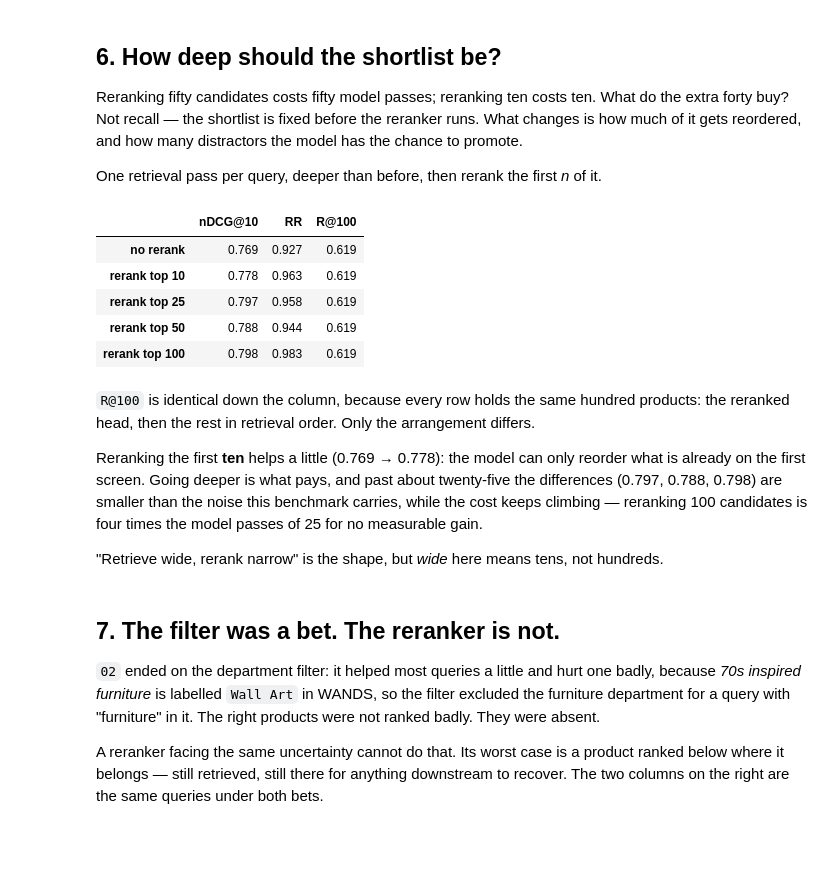
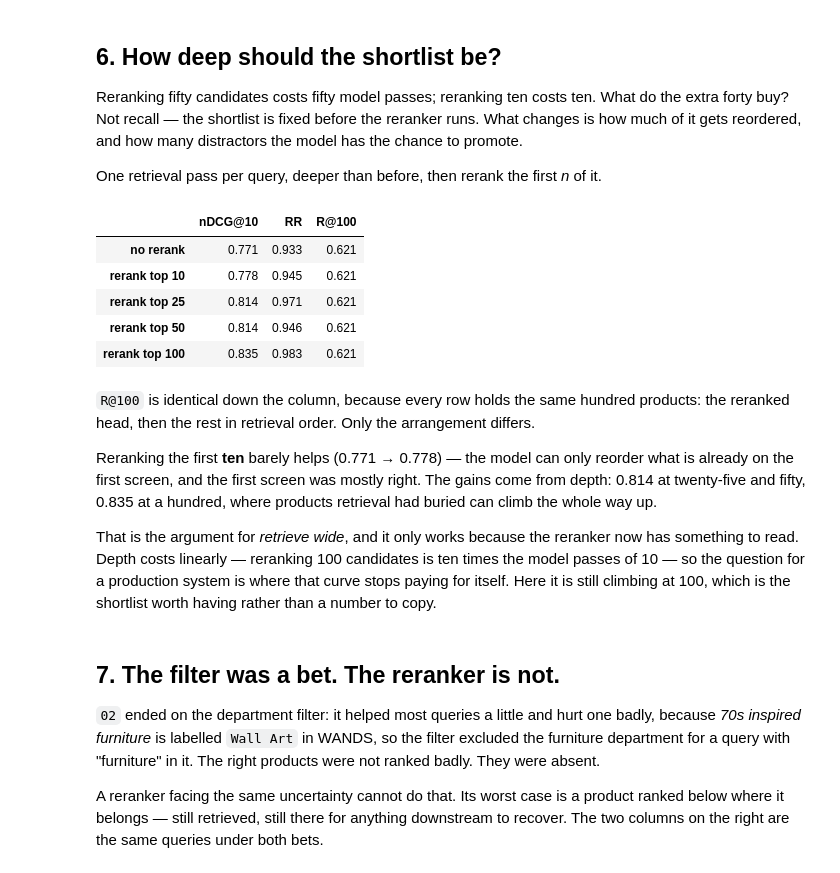
Before and after one commit to omnifroodle/couchbase_notebooks, a Jupyter notebook: notebooks/retrieval/03_retrieve_wide_rerank_narrow.ipynb, the cells around one changed output. Saved outputs shown, nothing was run; the diff lists cells and outputs as text; code cells hidden in the pictures; blank space fills up the shorter version.

```diff
--- a/notebooks/retrieval/03_retrieve_wide_rerank_narrow.ipynb
+++ b/notebooks/retrieval/03_retrieve_wide_rerank_narrow.ipynb
@@ -122,6 +133,7 @@ upsert_docs(collection, {
         "product_name": row.product_name,
         "department": row.department,
         "category_path": row.category_hierarchy,
+        "features": row.product_features,      # spec text, for the reranker to read
         "embedding": vector.tolist(),
     }
     for row, vector in zip(products.itertuples(index=False), vectors, strict=True)
@@ -147,21 +159,30 @@ candidates, sort by what it says.
 # %%
 import couchbase.search as search
 
-from cbnb.couchbase_io import hybrid_search
+from cbnb.couchbase_io import get_docs, hybrid_search
 from cbnb.rerank import Reranker
 
 WHERE = dict(bucket_name=BUCKET, scope_name=SCOPE, index_name=INDEX)
 SHORTLIST = 50          # candidates retrieved, and the depth the reranker reads
 CANDIDATES = 200        # vector candidates the index considers before cutting to k
-FIELDS = ["text", "category_path", "department"]
+FIELDS = ["text", "category_path", "department"]     # what the index stores
 
 
 def retrieve(query, k=SHORTLIST, prefilter=None):
-    """Wide and cheap: one hybrid Search request."""
-    return hybrid_search(cluster, **WHERE, vector_field="embedding",
+    """Wide and cheap: one hybrid Search request, then read the documents.
+
+    The index stores only what search needs. `features` is on the document and
+    not in the index, so the shortlist is hydrated from the data service -- 50
+    key lookups, the cheapest operation Couchbase has.
+    """
+    hits = hybrid_search(cluster, **WHERE, vector_field="embedding",
                          query_vector=embedder.encode_one(query),
                          text_query=search.MatchQuery(query, field="text"),
                          k=k, num_candidates=CANDIDATES, fields=FIELDS, prefilter=prefilter)
+    documents = get_docs(collection, [hit.id for hit in hits])
+    for hit in hits:
+        hit.fields.update(documents.get(hit.id, {}))
+    return hits
 
 
 reranker = Reranker()      # cross-encoder/ms-marco-MiniLM-L-6-v2, ~80MB, CPU is fine
@@ -341,41 +377,44 @@ much of it gets reordered, and how many distractors the model has the chance to
 One retrieval pass per query, deeper than before, then rerank the first *n* of it.
 # %%
 DEPTHS = [10, 25, 50, 100]
+BEST_FIELDS = ["text", "category_path", "features"]
 
 deep = {row.query_id: retrieve(row.query, k=max(DEPTHS))
         for row in evalset.queries.itertuples(index=False)}
 
 sweep_runs = [Run("no rerank", {str(qid): [(h.id, h.score) for h in hits]
                                 for qid, hits in deep.items()})]
 for depth in DEPTHS:
     results = {}
     for row in evalset.queries.itertuples(index=False):
-        scored = reranker.rank(row.query, deep[row.query_id][:depth],
-                               fields=["text", "category_path"])
+        scored = reranker.rank(row.query, deep[row.query_id][:depth], fields=BEST_FIELDS)
         # Candidates below the reranked depth keep their retrieval order, so every
         # row holds the same 100 products and only the ordering differs.
         tail = [(h.id, -rank) for rank, h in enumerate(deep[row.query_id][depth:], 1)]
         results[str(row.query_id)] = [(s.id, s.score) for s in scored] + tail
     sweep_runs.append(Run(f"rerank top {depth}", results))
 
 compare(sweep_runs, qrels, measures=["nDCG@10", "RR", "R@100"]).style.format("{:.3f}")
 # %% [output]
 |  | nDCG@10 | RR | R@100 |
-| no rerank | 0.769 | 0.927 | 0.619 |
-| rerank top 10 | 0.778 | 0.963 | 0.619 |
-| rerank top 25 | 0.797 | 0.958 | 0.619 |
-| rerank top 50 | 0.788 | 0.944 | 0.619 |
-| rerank top 100 | 0.798 | 0.983 | 0.619 |
+| no rerank | 0.771 | 0.933 | 0.621 |
+| rerank top 10 | 0.778 | 0.945 | 0.621 |
+| rerank top 25 | 0.814 | 0.971 | 0.621 |
+| rerank top 50 | 0.814 | 0.946 | 0.621 |
+| rerank top 100 | 0.835 | 0.983 | 0.621 |
 # %% [markdown]
 `R@100` is identical down the column, because every row holds the same hundred products: the
 reranked head, then the rest in retrieval order. Only the arrangement differs.
 
-Reranking the first **ten** helps a little (0.769 → 0.778): the model can only reorder what is already on
-the first screen. Going deeper is what pays, and past about twenty-five the differences
-(0.797, 0.788, 0.798) are smaller than the noise this benchmark carries, while the cost keeps
-climbing — reranking 100 candidates is four times the model passes of 25 for no measurable gain.
+Reranking the first **ten** barely helps (0.771 → 0.778) — the model can only reorder what is
+already on the first screen, and the first screen was mostly right. The gains come from depth:
+0.814 at twenty-five and fifty, 0.835 at a hundred, where products retrieval had buried can
+climb the whole way up.
 
-"Retrieve wide, rerank narrow" is the shape, but *wide* here means tens, not hundreds.
+That is the argument for *retrieve wide*, and it only works because the reranker now has
+something to read. Depth costs linearly — reranking 100 candidates is ten times the model passes
+of 10 — so the question for a production system is where that curve stops paying for itself. Here
+it is still climbing at 100, which is the shortlist worth having rather than a number to copy.
 # %% [markdown]
 ## 7. The filter was a bet. The reranker is not.
 
```
Also changed, not shown: parts of 14 cells of this notebook, 6 other files.
